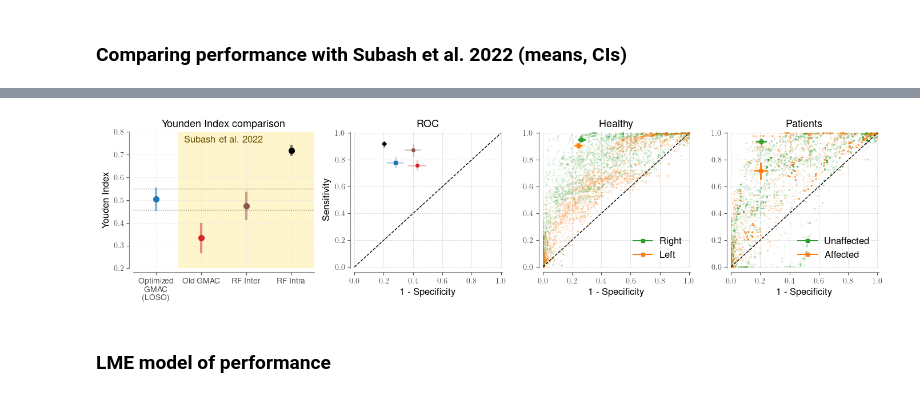
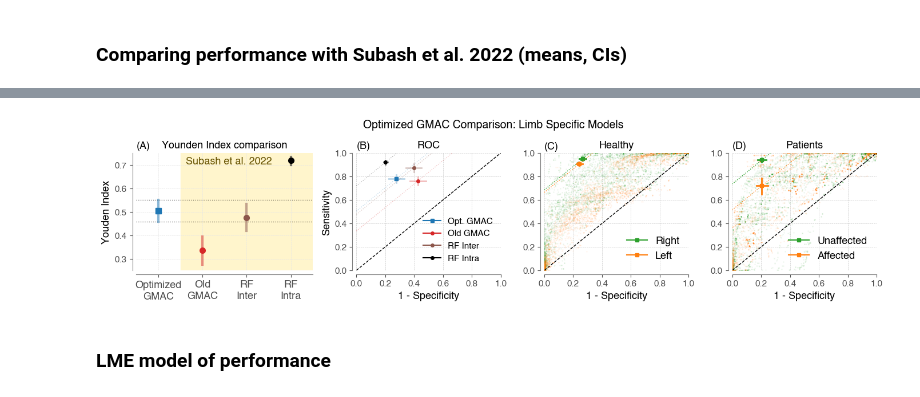
Before and after one commit to siva82kb/gmac, a Jupyter notebook: notebooks/06-paper_plots_R1_limbwise.ipynb, the cells around one changed output, grey strips where cells are left out. Drawn from its saved outputs; the diff is of its cells as text; code cells hidden in the pictures.

```diff
--- a/notebooks/06-paper_plots_R1_limbwise.ipynb
+++ b/notebooks/06-paper_plots_R1_limbwise.ipynb
@@ -855,7 +879,7 @@ means["rfintra"], ci95["rfintra"] = compute_bootstrap_mean_ci(losoperfdf[losoper
 ax = plt.subplot(gs[0, 0])
 # Current performance
 j = 1
-ax.plot([j-0.], [means["newgmac"]], color=darkc[j], marker="o", markersize=7)
+ax.plot([j-0.], [means["newgmac"]], color=darkc[j], marker="s", markersize=7)
 ax.plot([j, j], ci95["newgmac"], color=darkc[j], lw=3, alpha=0.5)
 ax.axhline(ci95["newgmac"][0], color="black", alpha=0.5, lw=1, ls="dotted")
 ax.axhline(ci95["newgmac"][1], color="black", alpha=0.5, lw=1, ls="dotted")
@@ -874,10 +898,14 @@ background = plt.Rectangle((0.25, 0), 1, 1,
                            transform=ax.transAxes,
                            color='#fff5cc', zorder=-1)
 ax.add_patch(background)
-ax.text(0.28, 0.97, "Subash et al. 2022", ha="left", va="top", fontsize=12,
+ax.text(0.28, 0.97, "Subash et al. 2022", ha="left", va="top", fontsize=13,
         color="#665200", transform=ax.transAxes,)
 
-ax.set_ylim(0.2, 0.8)
+# Subfigure label, using not data reference.
+ax.text(0, 1.1, "(A)", ha="left", va="top", fontsize=13,
+        color="black", transform=ax.transAxes)
+
+ax.set_ylim(0.25, 0.75)
 ax.set_xlim(0.5, 4.5)
 ax.spines['right'].set_visible(False)
 ax.spines['top'].set_visible(False)
@@ -886,14 +914,16 @@ ax.spines['bottom'].set_position(('outward', 5))
 ax.spines['left'].set_color("tab:gray")
 ax.spines['bottom'].set_color("tab:gray")
 ax.tick_params(axis='x', colors='0.3')
-ax.tick_params(axis='y', colors='0.3')
+ax.tick_params(axis='y', colors='0.3', labelsize=11)
 ax.grid(color='0.9', linestyle='--', linewidth=0.5);
 ax.set_xticks([1, 2, 3, 4])
 ax.set_xticklabels(
-    ["Optimized\nGMAC\n(LOSO)",] +
-    ["Old GMAC", "RF Inter", "RF Intra"],
+    ["Optimized\nGMAC",] +
+    ["Old\nGMAC", "RF\nInter", "RF\nIntra"],
+    fontsize=13
 )
-ax.set_ylabel("Youden Index", fontsize=12)
+# Set the fontsize of y ticks labels.
+ax.set_ylabel("Youden Index", fontsize=13)
 ax.set_title("Younden Index comparison", fontsize=13)
 
 # ROC plot
@@ -904,42 +934,50 @@ _xmean, _xci = compute_bootstrap_mean_ci(losoperfdf[losoperfdf["method"] == "GMA
 _ymean, _yci = compute_bootstrap_mean_ci(losoperfdf[losoperfdf["method"] == "GMAC"]["sensitivity"])
 ax.plot(1 - _xci, [_ymean, _ymean], color=darkc[1], alpha=0.3, lw=2)
 ax.plot([1 - _xmean, 1 - _xmean], _yci, color=darkc[1], alpha=0.3, lw=2)
-ax.plot([1 - _xmean], [_ymean], marker="s", ms=4, color=darkc[1], alpha=1)
+ax.plot([1 - _xmean], [_ymean], marker="s", ms=4, color=darkc[1], alpha=1, label="Opt. GMAC")
+ax.plot([0, 2 - _xmean - _ymean], [-1 + _ymean + _xmean, 1], ls="dotted", lw=1, color=darkc[1], alpha=0.3)
 
 # Old GMAC
 _xmean, _xci = compute_bootstrap_mean_ci(losoperfdf[losoperfdf["method"] == "OldGMAC"]["specificity"])
 _ymean, _yci = compute_bootstrap_mean_ci(losoperfdf[losoperfdf["method"] == "OldGMAC"]["sensitivity"])
 ax.plot(1 - _xci, [_ymean, _ymean], color=darkc[2], alpha=0.3, lw=2)
 ax.plot([1 - _xmean, 1 - _xmean], _yci, color=darkc[2], alpha=0.3, lw=2)
-ax.plot([1 - _xmean], [_ymean], marker="o", ms=4, color=darkc[2], alpha=1)
+ax.plot([1 - _xmean], [_ymean], marker="o", ms=4, color=darkc[2], alpha=1, label="Old GMAC")
+ax.plot([0, 2 - _xmean - _ymean], [-1 + _ymean + _xmean, 1], ls="dotted", lw=1, color=darkc[2], alpha=0.3)
 
 # RF Inter
 _xmean, _xci = compute_bootstrap_mean_ci(losoperfdf[losoperfdf["method"] == "RFinter"]["specificity"])
 _ymean, _yci = compute_bootstrap_mean_ci(losoperfdf[losoperfdf["method"] == "RFinter"]["sensitivity"])
 ax.plot(1 - _xci, [_ymean, _ymean], color=darkc[3], alpha=0.3, lw=2)
 ax.plot([1 - _xmean, 1 - _xmean], _yci, color=darkc[3], alpha=0.3, lw=2)
-ax.plot([1 - _xmean], [_ymean], marker="o", ms=4, color=darkc[3], alpha=1)
+ax.plot([1 - _xmean], [_ymean], marker="o", ms=4, color=darkc[3], alpha=1, label="RF Inter")
+ax.plot([0, 2 - _xmean - _ymean], [-1 + _ymean + _xmean, 1], ls="dotted", lw=1, color=darkc[3], alpha=0.3)
 
 # RF Intra
 _xmean, _xci = compute_bootstrap_mean_ci(losoperfdf[losoperfdf["method"] == "RFintra"]["specificity"])
 _ymean, _yci = compute_bootstrap_mean_ci(losoperfdf[losoperfdf["method"] == "RFintra"]["sensitivity"])
 ax.plot(1 - _xci, [_ymean, _ymean], color=darkc[4], alpha=0.5, lw=2)
 ax.plot([1 - _xmean, 1 - _xmean], _yci, color=darkc[4], alpha=0.5, lw=2)
-ax.plot([1 - _xmean], [_ymean], marker="o", ms=4, color=darkc[4], alpha=1)
+ax.plot([1 - _xmean], [_ymean], marker="o", ms=4, color=darkc[4], alpha=1, label="RF Intra")
+ax.plot([0, 2 - _xmean - _ymean], [-1 + _ymean + _xmean, 1], ls="dotted", lw=1, color=darkc[4], alpha=0.3)
 
-ax.set_ylim(-0.01, 1.01)
-ax.set_xlim(0.0, 1.01)
+# Subfigure label.
+ax.text(0, 1.1, "(B)", ha="left", va="top", fontsize=13,
+        color="black", transform=ax.transAxes)
+ax.legend(loc=4, frameon=False, fontsize=11)
+ax.set_ylim(0.0, 1.00)
+ax.set_xlim(0.0, 1.00)
 ax.spines['right'].set_visible(False)
 ax.spines['top'].set_visible(False)
 ax.spines['left'].set_position(('outward', 5))
 ax.spines['bottom'].set_position(('outward', 5))
 ax.spines['left'].set_color("tab:gray")
 ax.spines['bottom'].set_color("tab:gray")
-ax.tick_params(axis='x', colors='0.3')
-ax.tick_params(axis='y', colors='0.3')
+ax.tick_params(axis='x', colors='0.3', labelsize=11)
+ax.tick_params(axis='y', colors='0.3', labelsize=11)
 ax.grid(color='0.8', linestyle='--', linewidth=0.5);
-ax.set_ylabel("Sensitivity", fontsize=12)
-ax.set_xlabel("1 - Specificity", fontsize=12)
+ax.set_ylabel("Sensitivity", fontsize=13)
+ax.set_xlabel("1 - Specificity", fontsize=13)
 ax.set_title("ROC", fontsize=13)
 
 ax = plt.subplot(gs[0, 2])
@@ -955,6 +993,7 @@ _ymean, _yci = compute_bootstrap_mean_ci(losoperfdf[losoperfdf["limb"] == "right
 ax.plot(1 - _xci, [_ymean, _ymean], color="tab:green", alpha=1, lw=2)
 ax.plot([1 - _xmean, 1 - _xmean], _yci, color="tab:green", alpha=1, lw=2)
 ax.plot([1 - _xmean], [_ymean], marker="s", ms=4, color="tab:green", alpha=1, label="Right")
+ax.plot([0, 2 - _xmean - _ymean], [-1 + _ymean + _xmean, 1], ls="dotted", lw=1, color="tab:green", alpha=1)
 
 # spec, sens vals
 limb_inx = (gmac_perf["limb"] == "right")
@@ -962,7 +1001,7 @@ N = np.sum(limb_inx)
 _randinx = np.random.choice(N, 5000, replace=False)
 _spec = 1 - gmac_perf[limb_inx]["specificity"].values
 _sens = gmac_perf[limb_inx]["sensitivity"].values
-ax.plot(_spec[_randinx], _sens[_randinx], color="tab:green", marker=".", markersize=2,
+ax.plot(_spec[_randinx], _sens[_randinx], color="tab:green", marker=".", markersize=1,
         alpha=0.1, linestyle="None")
 
 # Left Limb
@@ -971,6 +1010,8 @@ _ymean, _yci = compute_bootstrap_mean_ci(losoperfdf[losoperfdf["limb"] == "left"
 ax.plot(1 - _xci, [_ymean, _ymean], color="tab:orange", alpha=1, lw=2)
 ax.plot([1 - _xmean, 1 - _xmean], _yci, color="tab:orange", alpha=1, lw=2)
 ax.plot([1 - _xmean], [_ymean], marker="s", ms=4, color="tab:orange", alpha=1, label="Left")
+ax.plot([0, 2 - _xmean - _ymean], [-1 + _ymean + _xmean, 1], ls="dotted", lw=1, color="tab:orange", alpha=1)
+
 
 # spec, sens vals
 limb_inx = (gmac_perf["limb"] == "left")
@@ -978,24 +1019,27 @@ N = np.sum(limb_inx)
 _randinx = np.random.choice(N, 5000, replace=False)
 _spec = 1 - gmac_perf[limb_inx]["specificity"].values
 _sens = gmac_perf[limb_inx]["sensitivity"].values
-ax.plot(_spec[_randinx], _sens[_randinx], color="tab:orange", marker=".", markersize=2,
+ax.plot(_spec[_randinx], _sens[_randinx], color="tab:orange", marker=".", markersize=1,
         alpha=0.1, linestyle="None")
 
+# Subfigure label.
+ax.text(0, 1.1, "(C)", ha="left", va="top", fontsize=13,
+        color="black", transform=ax.transAxes)
+
 ax.plot([0, 1], [0, 1], lw=1, color="black", ls="--")
-ax.set_ylim(-0.01, 1.01)
-ax.set_xlim(0.0, 1.01)
+ax.set_ylim(0.0, 1.00)
+ax.set_xlim(0.0, 1.00)
 ax.spines['right'].set_visible(False)
 ax.spines['top'].set_visible(False)
 ax.spines['left'].set_position(('outward', 5))
 ax.spines['bottom'].set_position(('outward', 5))
 ax.spines['left'].set_color("tab:gray")
 ax.spines['bottom'].set_color("tab:gray")
-ax.tick_params(axis='x', colors='0.3')
-ax.tick_params(axis='y', colors='0.3')
+ax.tick_params(axis='x', colors='0.3', labelsize=11)
+ax.tick_params(axis='y', colors='0.3', labelsize=11)
 ax.grid(color='0.8', linestyle='--', linewidth=0.5);
-# ax.set_ylabel("Sensitivity", fontsize=12)
-ax.set_xlabel("1 - Specificity", fontsize=12)
-ax.legend(loc=4, frameon=False, fontsize=12)
+ax.set_xlabel("1 - Specificity", fontsize=13)
+ax.legend(loc=4, frameon=False, fontsize=13)
 ax.set_title("Healthy", fontsize=13)
 
 ax = plt.subplot(gs[0, 3])
@@ -1005,6 +1049,7 @@ _ymean, _yci = compute_bootstrap_mean_ci(losoperfdf[losoperfdf["limb"] == "unaff
 ax.plot(1 - _xci, [_ymean, _ymean], color="tab:green", alpha=1, lw=2)
 ax.plot([1 - _xmean, 1 - _xmean], _yci, color="tab:green", alpha=1, lw=2)
 ax.plot([1 - _xmean], [_ymean], marker="s", ms=4, color="tab:green", alpha=1, label="Unaffected")
+ax.plot([0, 2 - _xmean - _ymean], [-1 + _ymean + _xmean, 1], ls="dotted", lw=1, color="tab:green", alpha=1)
 
 # spec, sens vals
 limb_inx = (gmac_perf["limb"] == "unaff")
@@ -1012,47 +1057,53 @@ N = np.sum( limb_inx)
 _randinx = np.random.choice(N, 5000, replace=False)
 _spec = 1 - gmac_perf[ limb_inx]["specificity"].values
 _sens = gmac_perf[ limb_inx]["sensitivity"].values
-ax.plot(_spec[_randinx], _sens[_randinx], color="tab:green", marker=".", markersize=2,
+ax.plot(_spec[_randinx], _sens[_randinx], color="tab:green", marker=".", markersize=1,
         alpha=0.1, linestyle="None")
 
 # Left Limb
 _xmean, _xci = compute_bootstrap_mean_ci(losoperfdf[losoperfdf["limb"] == "aff"]["specificity"])
 _ymean, _yci = compute_bootstrap_mean_ci(losoperfdf[losoperfdf["limb"] == "aff"]["sensitivity"])
 ax.plot(1 - _xci, [_ymean, _ymean], color="tab:orange", alpha=1, lw=2)
 ax.plot([1 - _xmean, 1 - _xmean], _yci, color="tab:orange", alpha=1, lw=2)
 ax.plot([1 - _xmean], [_ymean], marker="s", ms=4, color="tab:orange", alpha=1, label="Affected")
+ax.plot([0, 2 - _xmean - _ymean], [-1 + _ymean + _xmean, 1], ls="dotted", lw=1, color="tab:orange", alpha=1)
 
 # spec, sens vals
 limb_inx = (gmac_perf["limb"] == "aff")
 N = np.sum( limb_inx)
 _randinx = np.random.choice(N, 5000, replace=False)
 _spec = 1 - gmac_perf[ limb_inx]["specificity"].values
 _sens = gmac_perf[ limb_inx]["sensitivity"].values
-ax.plot(_spec[_randinx], _sens[_randinx], color="tab:orange", marker=".", markersize=2,
+ax.plot(_spec[_randinx], _sens[_randinx], color="tab:orange", marker=".", markersize=1,
         alpha=0.1, linestyle="None")
 
+# Subfigure label.
+ax.text(0, 1.1, "(D)", ha="left", va="top", fontsize=13,
+        color="black", transform=ax.transAxes)
+
 ax.plot([0, 1], [0, 1], lw=1, color="black", ls="--")
-ax.set_ylim(-0.01, 1.01)
-ax.set_xlim(0.0, 1.01)
+ax.set_ylim(0.0, 1.00)
+ax.set_xlim(0.0, 1.00)
 ax.spines['right'].set_visible(False)
 ax.spines['top'].set_visible(False)
 ax.spines['left'].set_position(('outward', 5))
 ax.spines['bottom'].set_position(('outward', 5))
 ax.spines['left'].set_color("tab:gray")
 ax.spines['bottom'].set_color("tab:gray")
-ax.tick_params(axis='x', colors='0.3')
-ax.tick_params(axis='y', colors='0.3')
+ax.tick_params(axis='x', colors='0.3', labelsize=11)
+ax.tick_params(axis='y', colors='0.3', labelsize=11)
 ax.grid(color='0.8', linestyle='--', linewidth=0.5);
-ax.set_xlabel("1 - Specificity", fontsize=12)
-ax.legend(loc=4, frameon=False, fontsize=12)
+ax.set_xlabel("1 - Specificity", fontsize=13)
+ax.legend(loc=4, frameon=False, fontsize=13)
 ax.set_title("Patients", fontsize=13)
 
+plt.suptitle("Optimized GMAC Comparison: Limb Specific Models", y=0.95, fontsize=14)
 plt.tight_layout()
 
 fig.savefig(pathlib.Path(basedir, f"limbwise_gmac_summary_all_loso_roc.pdf"), bbox_inches="tight")
 fig.savefig(pathlib.Path(basedir, f"limbwise_gmac_summary_all_loso_roc.svg"), bbox_inches="tight")
 # %% [output]
-[figure, old version]
+[figure, new version]
 # %% [markdown]
 ### LME model of performance
 # %%
```
Also changed, not shown: parts of 31 cells of this notebook, 2 other files.
